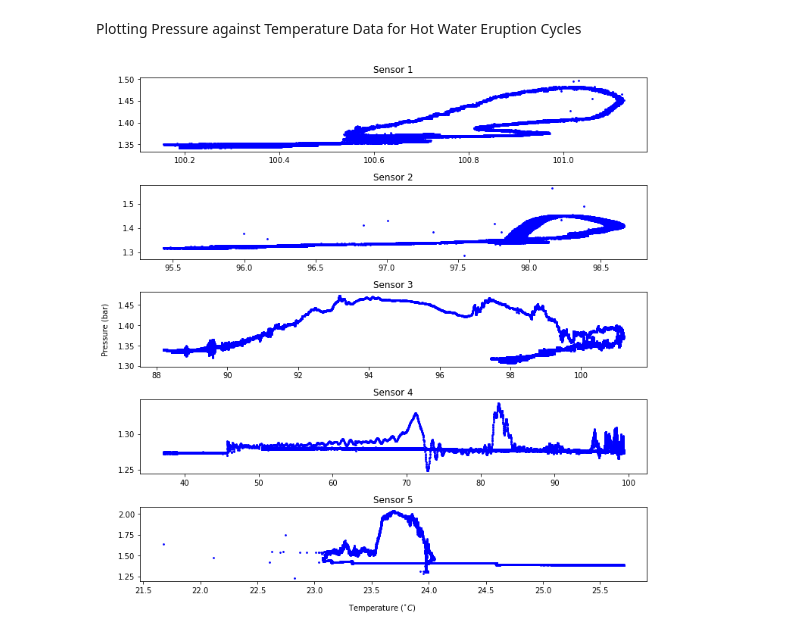
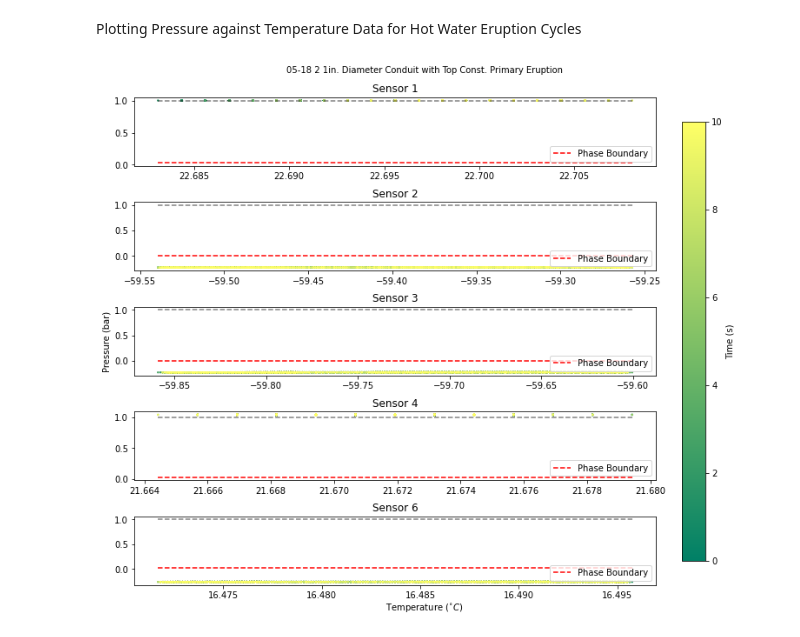
Before and after one commit to akyaparla/Binary-File-Unpack, a Jupyter notebook: example.ipynb, the cells around one changed output. Drawn from its saved outputs; the diff is of its cells as text; code cells hidden in the pictures.

```diff
--- a/example.ipynb
+++ b/example.ipynb
@@ -78,7 +76,7 @@ analysis.plot_interactive(Pxx[0, :, :], Pxx[1, :, :], "Frequency (Hz)", "Power (
 analysis.plot_interactive(Txx[0, :, ::res], Txx[1, :, ::res], "Frequency (Hz)", "Power (dB)-Temperature", plots_shape=(num_sens//2, 2), color='red', x_axis_type='log')
 # %% [markdown]
 Plotting Pressure against Temperature Data for Hot Water Eruption Cycles
-# %%
-analysis.plot_static(analysis.T[0:5], analysis.P[0:5], r"Temperature ($^{\circ}C$)", "Pressure (bar)", plots_shape=(5, 1), color='b', plot_type='scatter', sharex=False)
-# %% [output]
-[figure, removed]
+# %%
+analysis.plot_eruption_PT(show_phase_boundaries=True, title="05-18 2 1in. Diameter Conduit with Top Const. Primary Eruption", ordering=[0, 1, 2, 3, 5], savefig=False)
+# %% [output]
+[figure, added]
```
Also changed, not shown: parts of 3 cells of this notebook, 1 other file.
